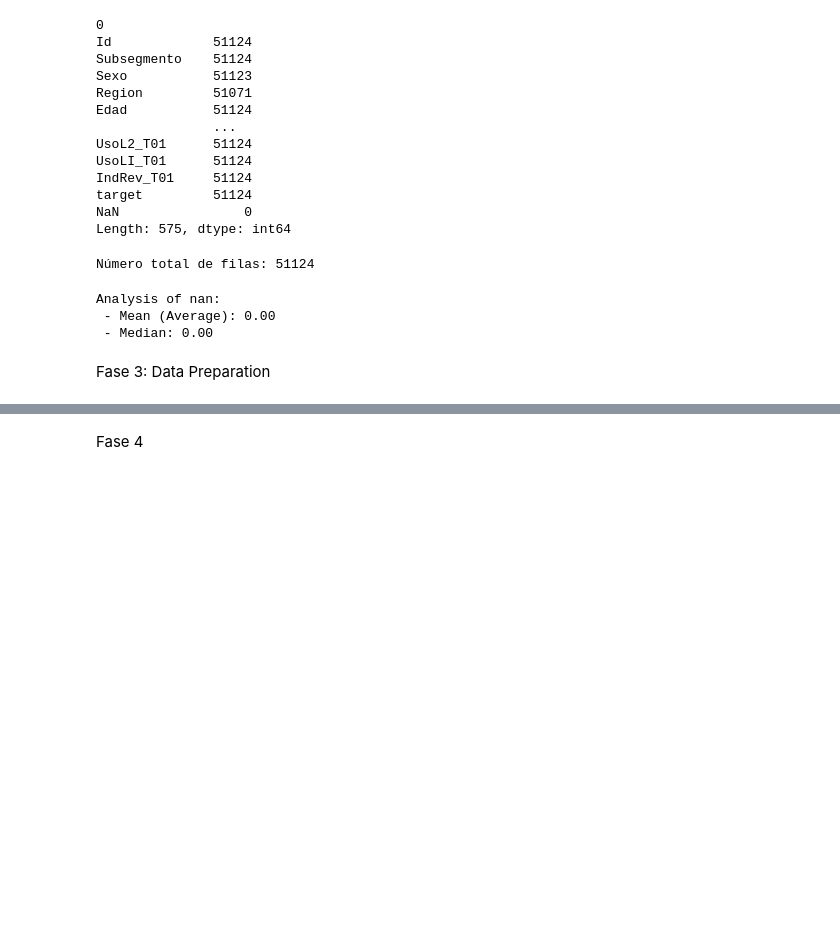
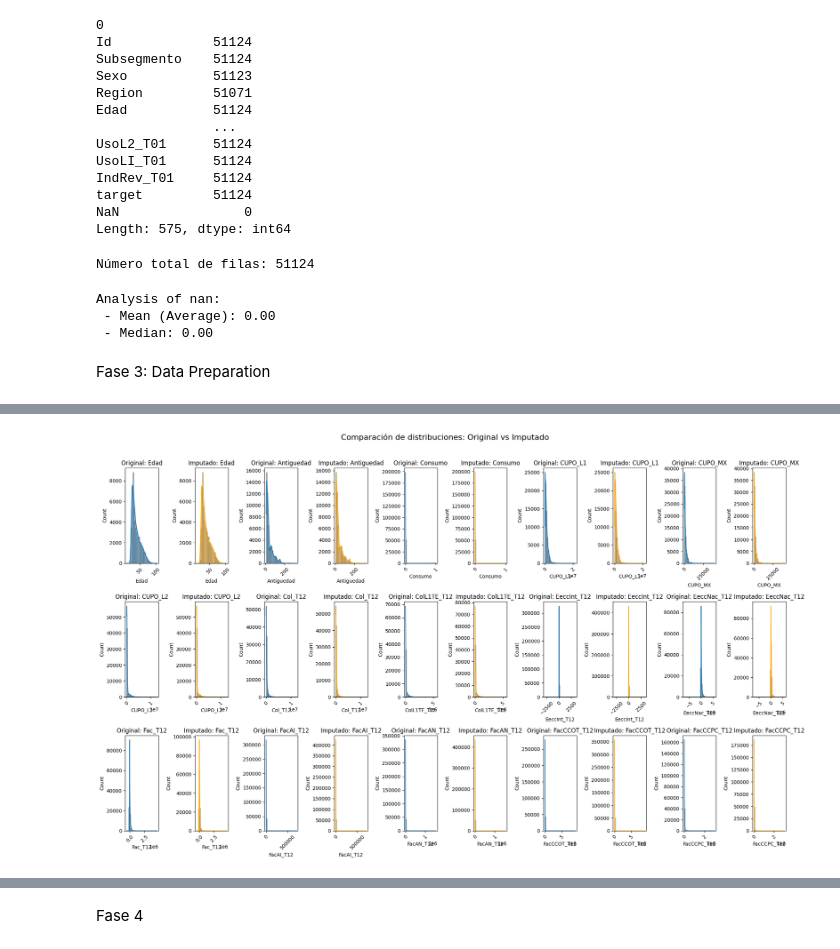
Before and after one commit to Andresilvampuero/monopoly, a Jupyter notebook: monopoly/notebooks/Monopoly.ipynb, the cells around one changed output, grey strips where cells are left out. Cells and saved outputs as stored; diff of their text form; code cells hidden in the pictures; blank space fills up the shorter version.

```diff
--- a/monopoly/notebooks/Monopoly.ipynb
+++ b/monopoly/notebooks/Monopoly.ipynb
@@ -215,9 +199,79 @@ for col in ds.columns:
     if col != 'Sexo':
         ds[col] = pd.to_numeric(ds[col], errors='coerce')
 # %%
-# Inicializa el KNNImputer
-imputer = KNNImputer(n_neighbors=5)
+from sklearn.impute import SimpleImputer
 
-# Aplica el imputer a todas las columnas numéricas
-columnas_numericas = ds.select_dtypes(include=['number']).columns
-ds[columnas_numericas] = imputer.fit_transform(ds[columnas_numericas])
+# Separamos las columnas numéricas y categóricas según tu dataset
+cols_numericas = [
+    'Edad', 'Antiguedad', 'Consumo', 'CUPO_L1', 'CUPO_MX', 'CUPO_L2',
+    'Col_T12', 'ColL1TE_T12', 'EeccInt_T12', 'EeccNac_T12', 'Fac_T12',
+    'FacAI_T12', 'FacAN_T12', 'FacCCOT_T12', 'FacCCPC_T12', 'FacCI_T12',
+    'FacCN_T12', 'FacCOL_T12', 'FacDebAtm_T12', 'FacDebCom_T12', 'FacPAT_T12',
+    'PagoInt_T12', 'PagoNac_T12', 'Txs_T12', 'TxsAI_T12', 'TxsAN_T12',
+    'TxsCCOT_T12', 'TxsCCPC_T12', 'TxsCI_T12', 'TxsCN_T12', 'TxsCOL_T12',
+    'TxsDebAtm_T12', 'TxsDebCom_T12', 'TxsPAT_T12', 'UsoL1_T12', 'UsoL2_T12',
+    'UsoLI_T12'
+]
+
+cols_categoricas = [
+    'Region', 'Sexo', 'Subsegmento', 'Adicional', 'CambioPin', 'Debito',
+    'Ctacte', 'Cuentas', 'Hipotecario', 'Internauta', 'Monoproducto', 'TC',
+    'Dualidad', 'FlgAct_T12', 'FlgActAI_T12', 'FlgActAN_T12', 'FlgActCCOT_T12',
+    'FlgActCCPC_T12', 'FlgActCI_T12', 'FlgActCN_T12', 'FlgActCOL_T12',
+    'FlgActPAT_T12'
+]
+
+# Inicializamos el imputador para las columnas numéricas (usaremos la media)
+imputador_numerico_media = SimpleImputer(strategy='mean')
+
+# Imputamos las columnas numéricas con la media
+ds_imputado = ds.copy()  # Copia del DataFrame original
+ds_imputado[cols_numericas] = imputador_numerico_media.fit_transform(ds_imputado[cols_numericas])
+
+# Inicializamos el imputador para las columnas categóricas (usamos la moda)
+imputador_categorico = SimpleImputer(strategy='most_frequent')
+
+# Imputamos las columnas categóricas con la moda
+ds_imputado[cols_categoricas] = imputador_categorico.fit_transform(ds_imputado[cols_categoricas])
+
+# Mostrar distribución de los datos después de la imputación
+import matplotlib.pyplot as plt
+import seaborn as sns
+import numpy as np
+
+def comparar_distribuciones(ds_original, ds_imputado, columnas, n_columnas=5):
+    # Calculamos el número de filas necesarias
+    n_filas = int(np.ceil(len(columnas) / n_columnas))
+
+    # Creamos una figura más grande para acomodar ambas distribuciones
+    plt.figure(figsize=(20, 4*n_filas))
+
+    for i, columna in enumerate(columnas, 1):
+        # Subplot para datos originales
+        plt.subplot(n_filas, n_columnas*2, i*2-1)
+        sns.histplot(ds_original[columna], kde=True, bins=30)
+        plt.title(f'Original: {columna}')
+        plt.xticks(rotation=45)
+
+        # Subplot para datos imputados
+        plt.subplot(n_filas, n_columnas*2, i*2)
+        sns.histplot(ds_imputado[columna], kde=True, bins=30, color='orange')
+        plt.title(f'Imputado: {columna}')
+        plt.xticks(rotation=45)
+
+    plt.suptitle('Comparación de distribuciones: Original vs Imputado', fontsize=16, y=1.02)
+    plt.tight_layout()
+    plt.show()
+
+# Primero visualizamos las variables numéricas
+print("Distribuciones de variables numéricas:")
+# Seleccionamos las primeras 15 variables numéricas para una mejor visualización
+columnas_num_mostrar = cols_numericas[:15]
+comparar_distribuciones(ds, ds_imputado, columnas_num_mostrar)
+
+# Luego visualizamos las variables categóricas
+print("\nDistribuciones de variables categóricas:")
+# Seleccionamos las primeras 15 variables categóricas para una mejor visualización
+columnas_cat_mostrar = cols_categoricas[:15]
+comparar_distribuciones(ds, ds_imputado, columnas_cat_mostrar)
+# %% [output]
@@ -223,0 +280 @@ ds[columnas_numericas] = imputer.fit_transform(ds[columnas_numericas])
+[figure, added]
```
Also changed, not shown: parts of 18 cells of this notebook.
